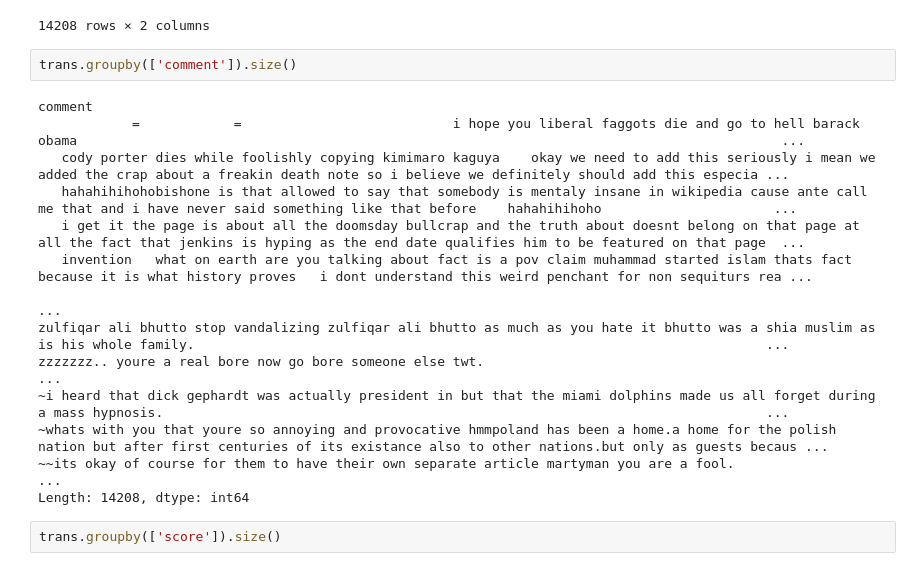
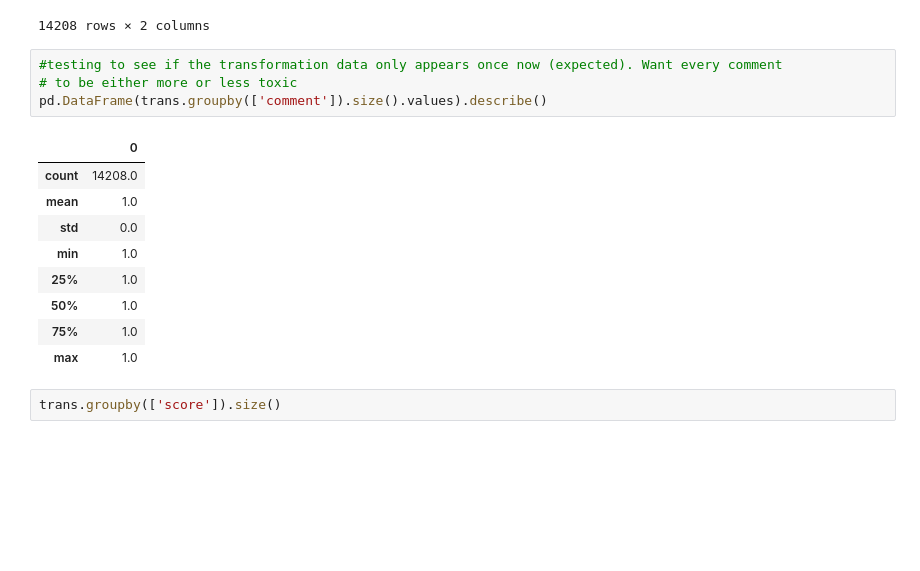
Before and after one commit to HahehaLing/Kaggle_ToxicityRater, a Jupyter notebook: bow.ipynb, the cells around one changed output. Saved outputs shown, nothing was run; the diff lists cells and outputs as text; blank space fills up the shorter version.

Commit message:
Verified transformation worked

```diff
--- a/bow.ipynb
+++ b/bow.ipynb
@@ -182,22 +183,20 @@ trans
 | 14206 | zionist jewplease stop spreadin y... | 0 |
 | 14207 | ~i heard that dick gephardt was a... | 0 |
 14208 rows × 2 columns
-# %%
-trans.groupby(['comment']).size()
-# %% [output]
-comment
-            =            =                           i hope you liberal faggots die and go to hell barack obama                                                                                          ...
-   cody porter dies while foolishly copying kimimaro kaguya    okay we need to add this seriously i mean we added the crap about a freakin death note so i believe we definitely should add this especia ...
-   hahahihihohobishone is that allowed to say that somebody is mentaly insane in wikipedia cause ante call me that and i have never said something like that before    hahahihihoho                      ...
-   i get it the page is about all the doomsday bullcrap and the truth about doesnt belong on that page at all the fact that jenkins is hyping as the end date qualifies him to be featured on that page  ...
-   invention   what on earth are you talking about fact is a pov claim muhammad started islam thats fact because it is what history proves   i dont understand this weird penchant for non sequiturs rea ...
-                                                                                                                                                                                                         ...
-zulfiqar ali bhutto stop vandalizing zulfiqar ali bhutto as much as you hate it bhutto was a shia muslim as is his whole family.                                                                         ...
-zzzzzzz.. youre a real bore now go bore someone else twt.                                                                                                                                                ...
-~i heard that dick gephardt was actually president in but that the miami dolphins made us all forget during a mass hypnosis.                                                                             ...
-~whats with you that youre so annoying and provocative hmmpoland has been a home.a home for the polish nation but after first centuries of its existance also to other nations.but only as guests becaus ...
-~~its okay of course for them to have their own separate article martyman you are a fool.                                                                                                                ...
-Length: 14208, dtype: int64
+# %%
+#testing to see if the transformation data only appears once now (expected). Want every comment
+# to be either more or less toxic
+pd.DataFrame(trans.groupby(['comment']).size().values).describe()
+# %% [output]
+|  | 0 |
+| count | 14208.0 |
+| mean | 1.0 |
+| std | 0.0 |
+| min | 1.0 |
+| 25% | 1.0 |
+| 50% | 1.0 |
+| 75% | 1.0 |
+| max | 1.0 |
 # %%
 trans.groupby(['score']).size()
 # %% [output]
```
Also changed, not shown: parts of 1 cell of this notebook.
